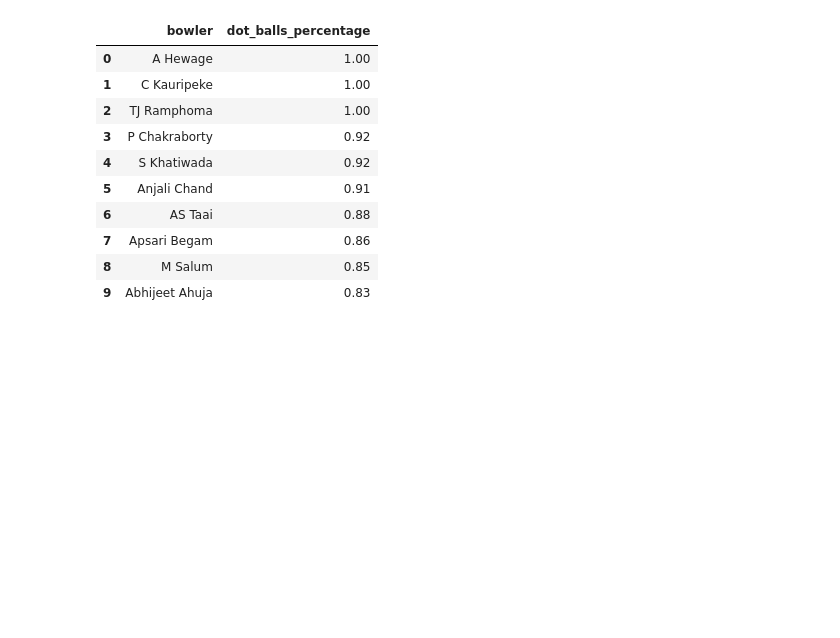
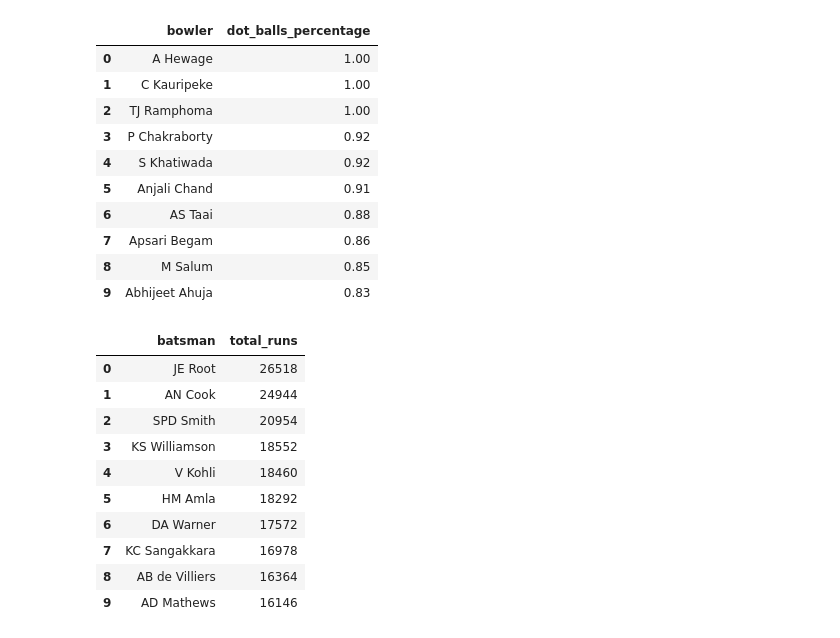
Before and after one commit to tamizhvv/guvi_projects, a Jupyter notebook: cricsheet_project/Queries.ipynb, the cells around one changed output. Saved outputs shown, nothing was run; the diff lists cells and outputs as text; code cells hidden in the pictures; blank space fills up the shorter version.

```diff
--- a/cricsheet_project/Queries.ipynb
+++ b/cricsheet_project/Queries.ipynb
@@ -523,3 +523,27 @@ display(t20_5_df.head(10))
 | 7 | Apsari Begam | 0.86 |
 | 8 | M Salum | 0.85 |
 | 9 | Abhijeet Ahuja | 0.83 |
+# %%
+query_test_1='''
+select
+batsman,
+cast(sum(runs_batsman) as signed) as total_runs
+from test_match_deliveries
+group by batsman
+order by total_runs desc
+limit 10
+'''
+test_1_df=pd.read_sql(query_test_1,con=connection)
+display(test_1_df.head(10))
+# %% [output]
+|  | batsman | total_runs |
+| 0 | JE Root | 26518 |
+| 1 | AN Cook | 24944 |
+| 2 | SPD Smith | 20954 |
+| 3 | KS Williamson | 18552 |
+| 4 | V Kohli | 18460 |
+| 5 | HM Amla | 18292 |
+| 6 | DA Warner | 17572 |
+| 7 | KC Sangakkara | 16978 |
+| 8 | AB de Villiers | 16364 |
+| 9 | AD Mathews | 16146 |
```
Also changed, not shown: parts of 9 cells of this notebook.
